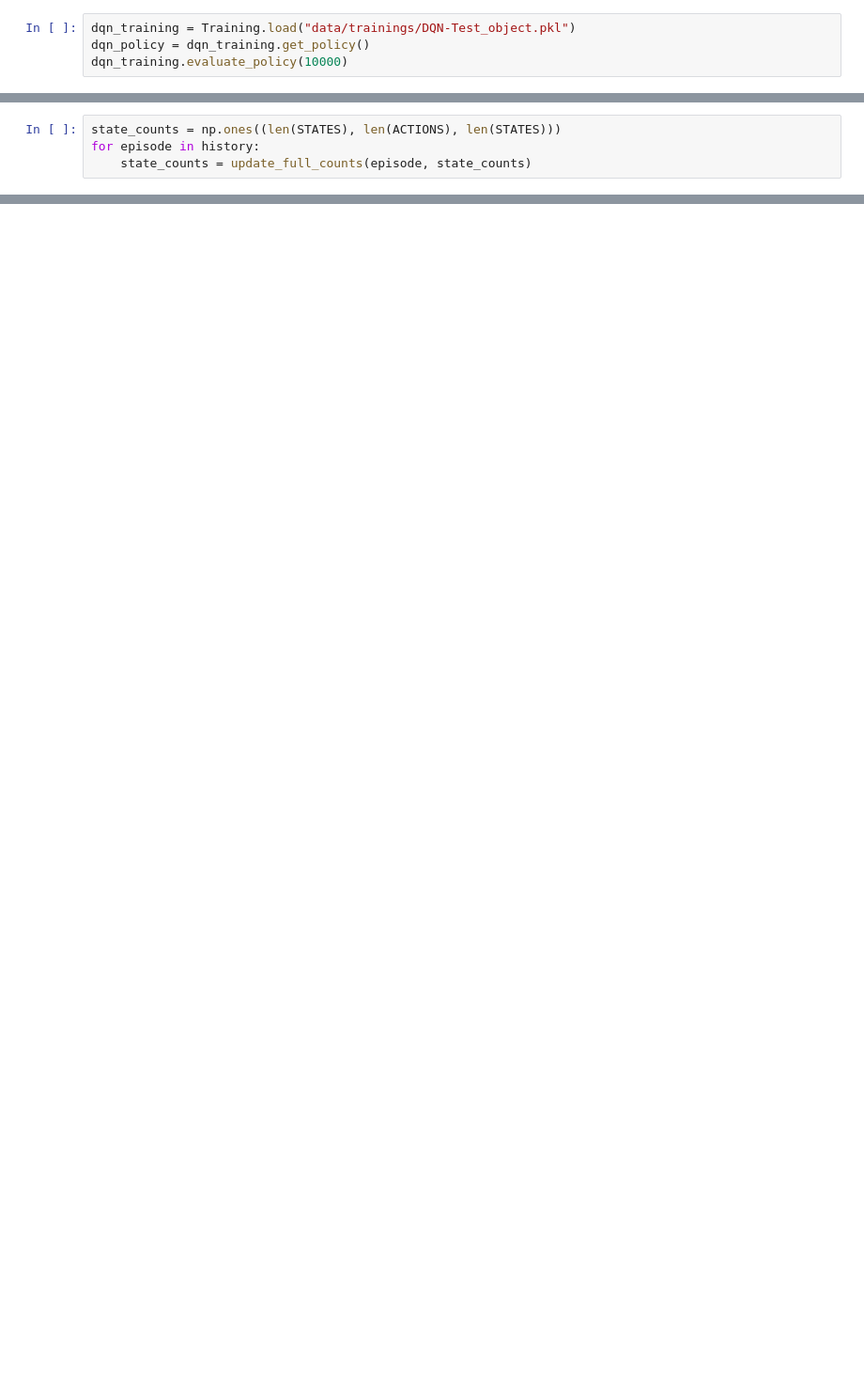
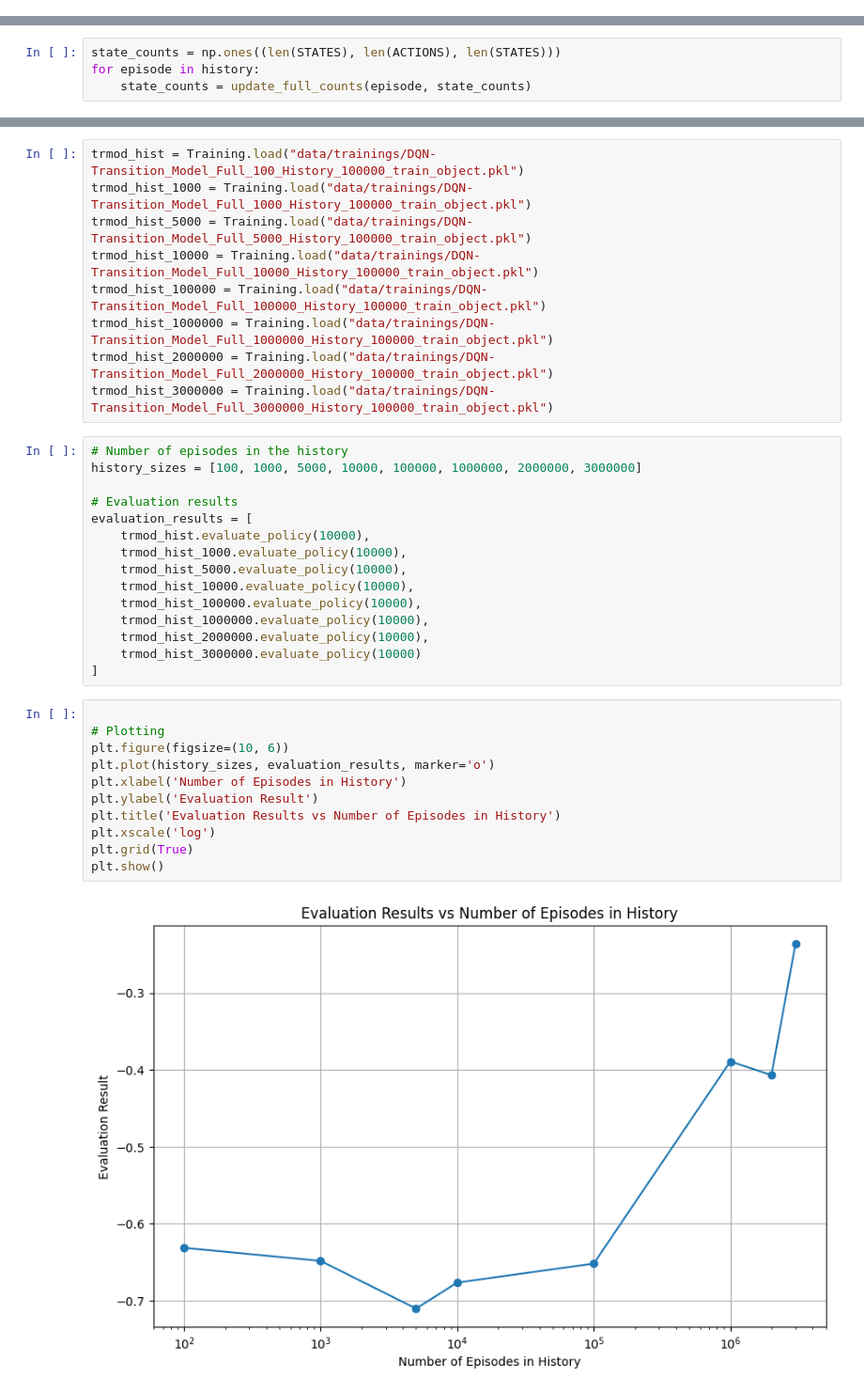
Before and after one commit to luisastue/hc-rl-thompson-sampling, a Jupyter notebook: sepsis/custom_sepsis/src/custom_sepsis/trmat_full_history.ipynb, the cells around one changed output, grey strips where cells are left out. Shown: that part at 94% size. Cells and saved outputs as stored; diff of their text form; blank space fills up the shorter version.

```diff
--- a/sepsis/custom_sepsis/src/custom_sepsis/trmat_full_history.ipynb
+++ b/sepsis/custom_sepsis/src/custom_sepsis/trmat_full_history.ipynb
@@ -14,4 +4,0 @@ dqn_TRMod_training.evaluate_policy(100000)
-# %%
-dqn_training = Training.load("data/trainings/DQN-Test_object.pkl")
-dqn_policy = dqn_training.get_policy()
-dqn_training.evaluate_policy(10000)
@@ -45,0 +150,37 @@ evaluate_policy(policy, 10000)
+# %%
+trmod_hist = Training.load("data/trainings/DQN-Transition_Model_Full_100_History_100000_train_object.pkl")
+trmod_hist_1000 = Training.load("data/trainings/DQN-Transition_Model_Full_1000_History_100000_train_object.pkl")
+trmod_hist_5000 = Training.load("data/trainings/DQN-Transition_Model_Full_5000_History_100000_train_object.pkl")
+trmod_hist_10000 = Training.load("data/trainings/DQN-Transition_Model_Full_10000_History_100000_train_object.pkl")
+trmod_hist_100000 = Training.load("data/trainings/DQN-Transition_Model_Full_100000_History_100000_train_object.pkl")
+trmod_hist_1000000 = Training.load("data/trainings/DQN-Transition_Model_Full_1000000_History_100000_train_object.pkl")
+trmod_hist_2000000 = Training.load("data/trainings/DQN-Transition_Model_Full_2000000_History_100000_train_object.pkl")
+trmod_hist_3000000 = Training.load("data/trainings/DQN-Transition_Model_Full_3000000_History_100000_train_object.pkl")
+# %%
+# Number of episodes in the history
+history_sizes = [100, 1000, 5000, 10000, 100000, 1000000, 2000000, 3000000]
+
+# Evaluation results
+evaluation_results = [
+    trmod_hist.evaluate_policy(10000),
+    trmod_hist_1000.evaluate_policy(10000),
+    trmod_hist_5000.evaluate_policy(10000),
+    trmod_hist_10000.evaluate_policy(10000),
+    trmod_hist_100000.evaluate_policy(10000),
+    trmod_hist_1000000.evaluate_policy(10000),
+    trmod_hist_2000000.evaluate_policy(10000),
+    trmod_hist_3000000.evaluate_policy(10000)
+]
+# %%
+
+# Plotting
+plt.figure(figsize=(10, 6))
+plt.plot(history_sizes, evaluation_results, marker='o')
+plt.xlabel('Number of Episodes in History')
+plt.ylabel('Evaluation Result')
+plt.title('Evaluation Results vs Number of Episodes in History')
+plt.xscale('log')
+plt.grid(True)
+plt.show()
+# %% [output]
+[figure, added]
```
Also changed, not shown: parts of 41 cells of this notebook, 37 other files.
